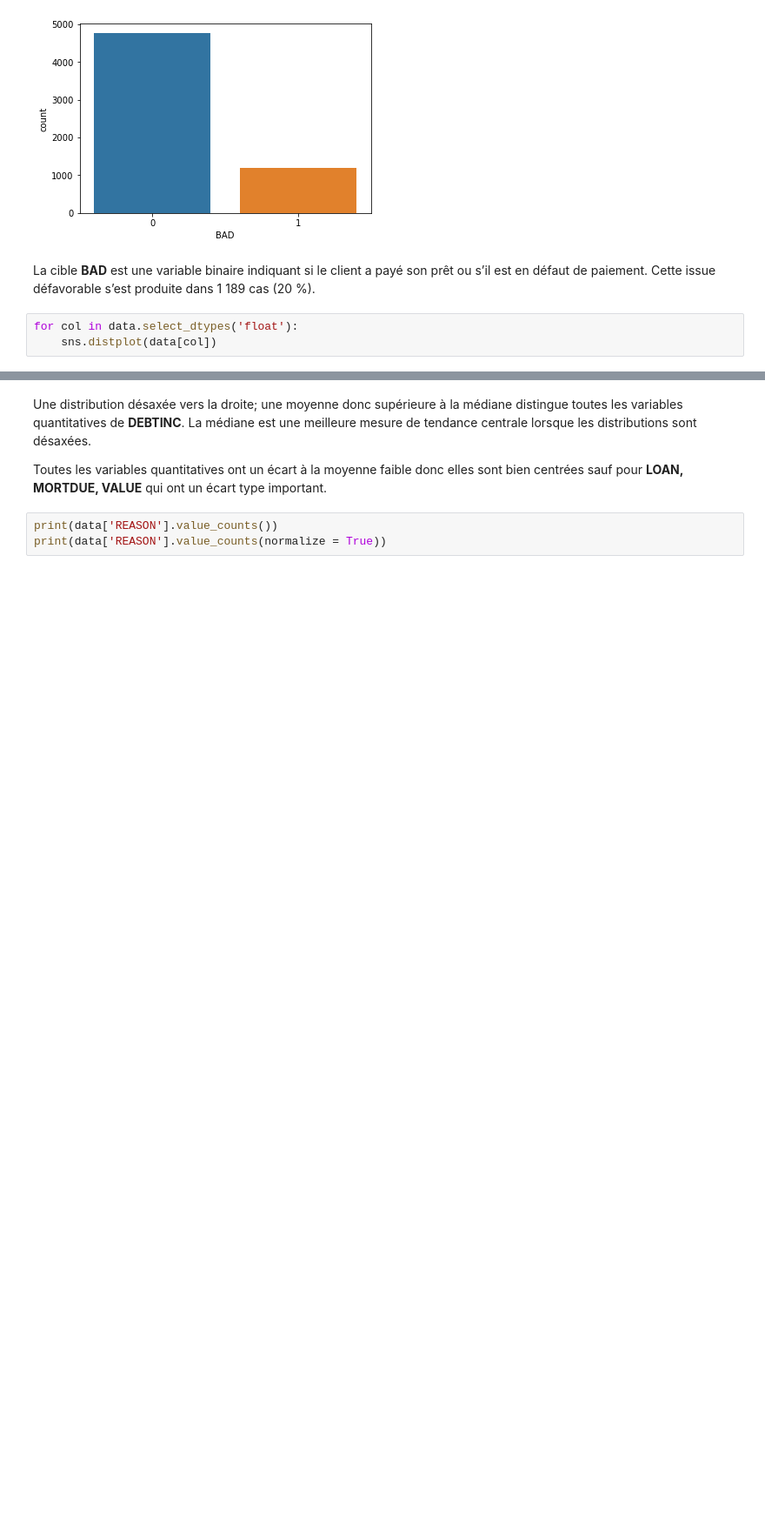
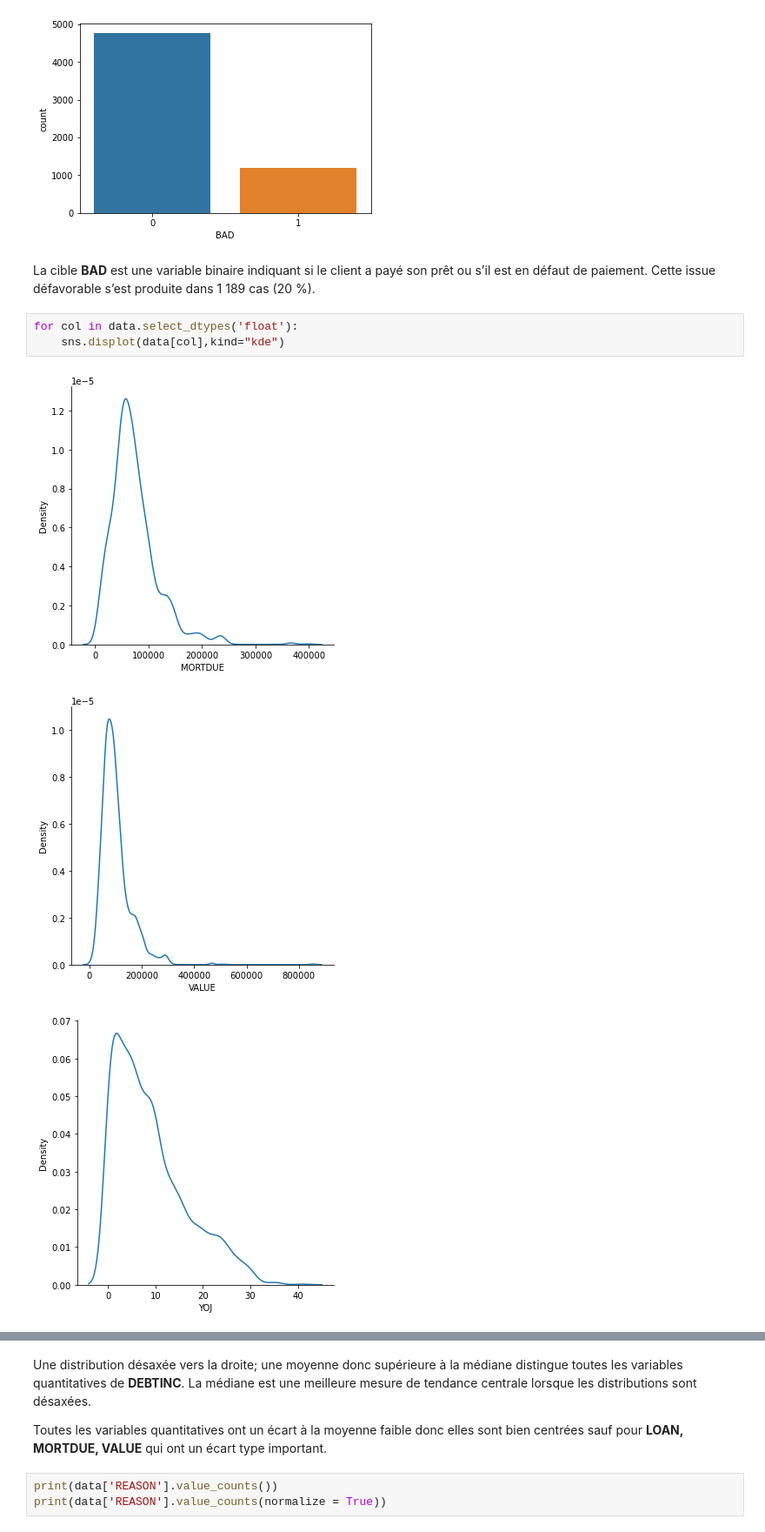
Before and after one commit to aslimene/Linux_HMEQ, a Jupyter notebook: Ameliorations/1_Programmes/ScoringLinux.ipynb, the cells around one changed output, grey strips where cells are left out. Shown at 87% size. Drawn from its saved outputs; the diff is of its cells as text; blank space fills up the shorter version.

```diff
--- a/Ameliorations/1_Programmes/ScoringLinux.ipynb
+++ b/Ameliorations/1_Programmes/ScoringLinux.ipynb
@@ -117,4 +118,8 @@ sns.countplot(x='BAD', data = data)
 La cible **BAD** est une variable binaire indiquant si le client a payé son prêt ou s’il est en défaut de paiement. Cette issue défavorable s’est produite dans 1 189 cas (20 %).
 # %%
 for col in data.select_dtypes('float'):
-    sns.distplot(data[col])
+    sns.displot(data[col],kind="kde")
+# %% [output]
+[figure, added]
+[figure, added]
+[figure, added]
```
Also changed, not shown: parts of 3 cells of this notebook.
